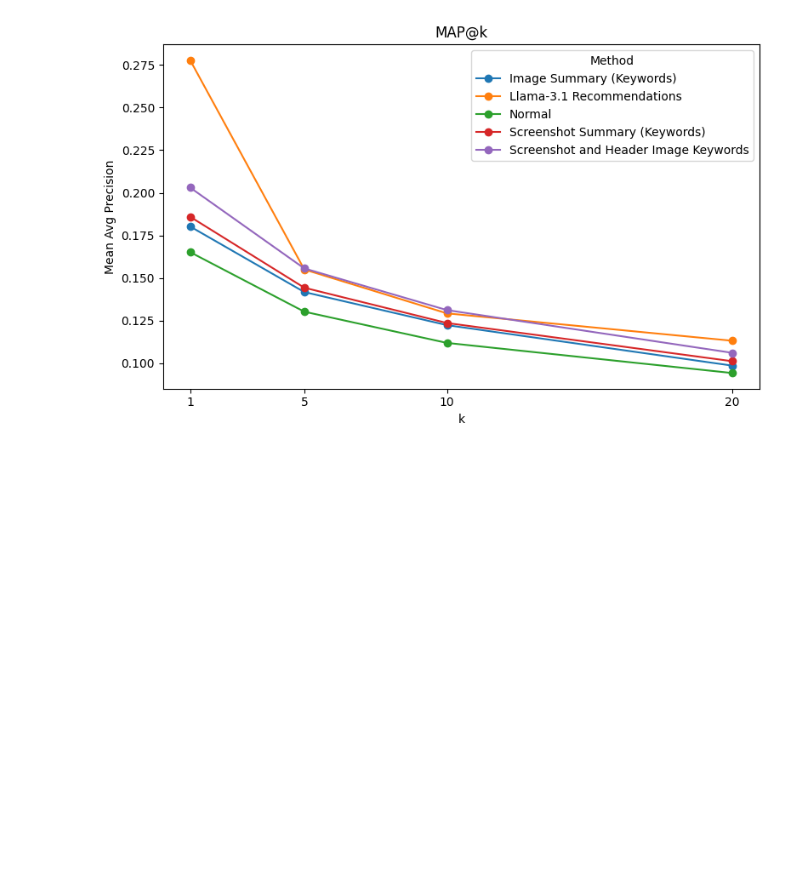
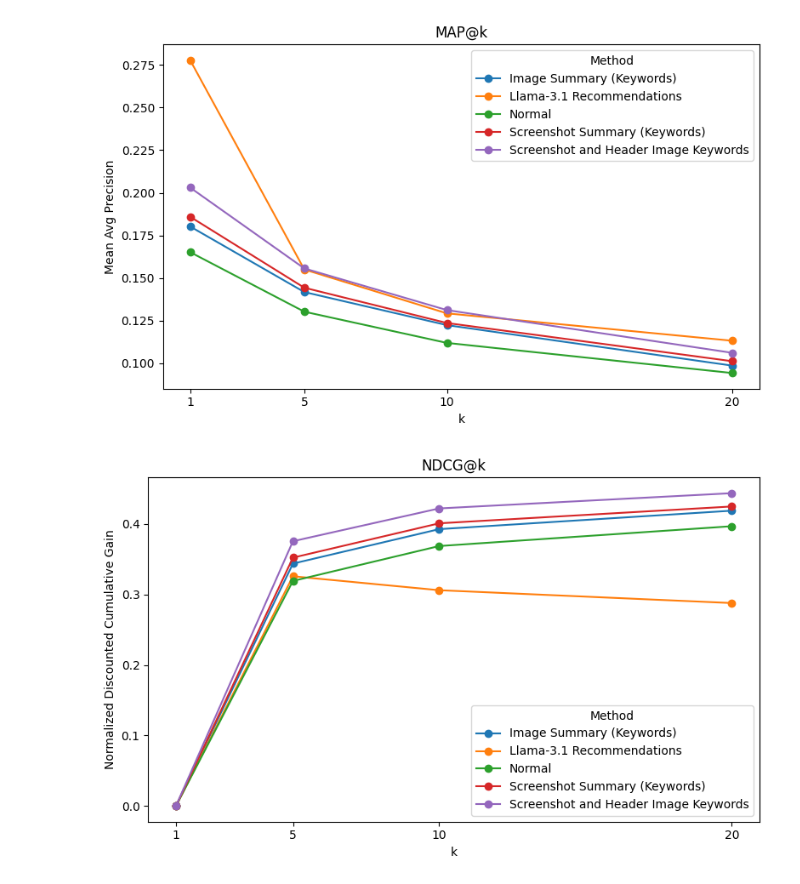
Before and after one commit to brownjrr/llm_steam_bot, a Jupyter notebook: src/recommender/explore_offline_eval_results.ipynb, the cells around one changed output. Saved outputs shown, nothing was run; the diff lists cells and outputs as text; code cells hidden in the pictures; blank space fills up the shorter version.

Commit message:
Adding Normalized Discounted Cumulative Gain

```diff
--- a/src/recommender/explore_offline_eval_results.ipynb
+++ b/src/recommender/explore_offline_eval_results.ipynb
@@ -69,3 +69,21 @@ plt.tight_layout()
 plt.show()
 # %% [output]
 [figure]
+# %%
+plt.figure(figsize=(8, 5))
+
+for method in df['name'].unique():
+    subset = df[df['name'] == method]
+    plt.plot(subset['k'], subset['ndcg'], marker='o', label=method)
+
+plt.xlabel('k')
+plt.xticks(sorted(list(df['k'].unique())))
+plt.ylabel('Normalized Discounted Cumulative Gain')
+plt.title('NDCG@k')
+plt.legend(
+    title='Method',
+)
+plt.tight_layout()
+plt.show()
+# %% [output]
+[figure, added]
```
